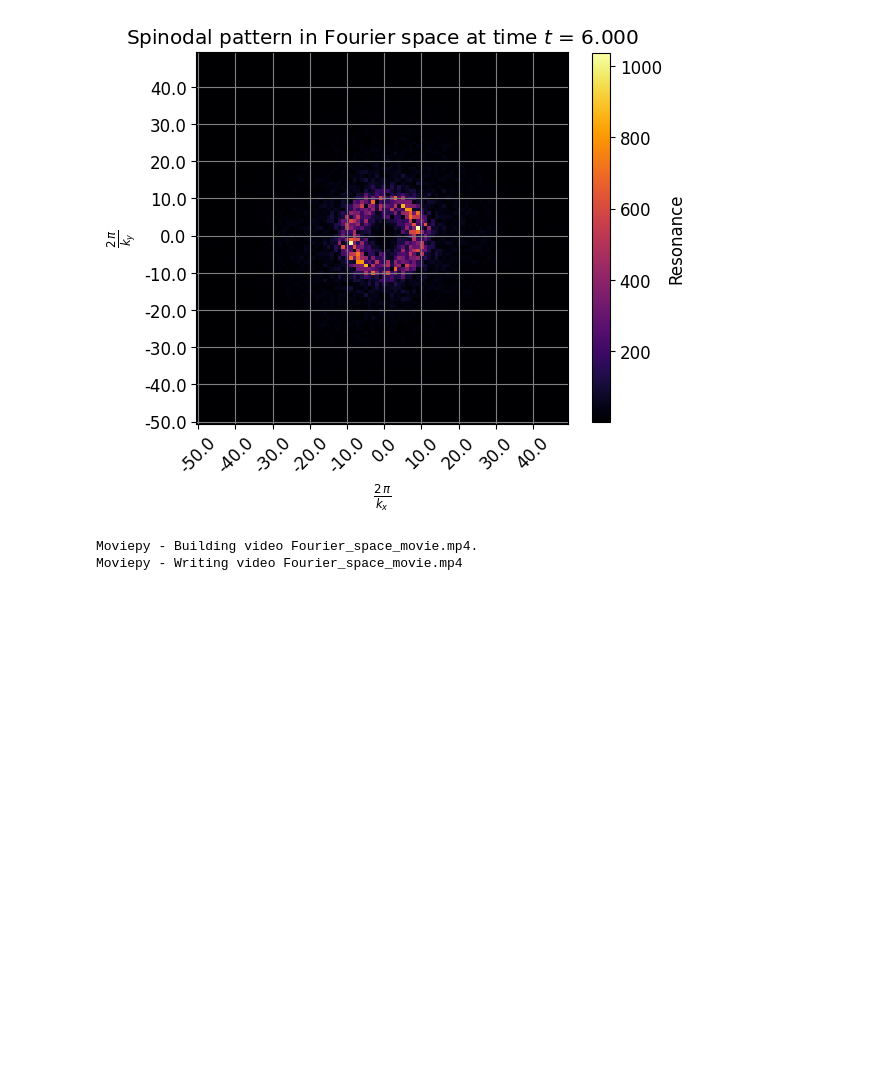
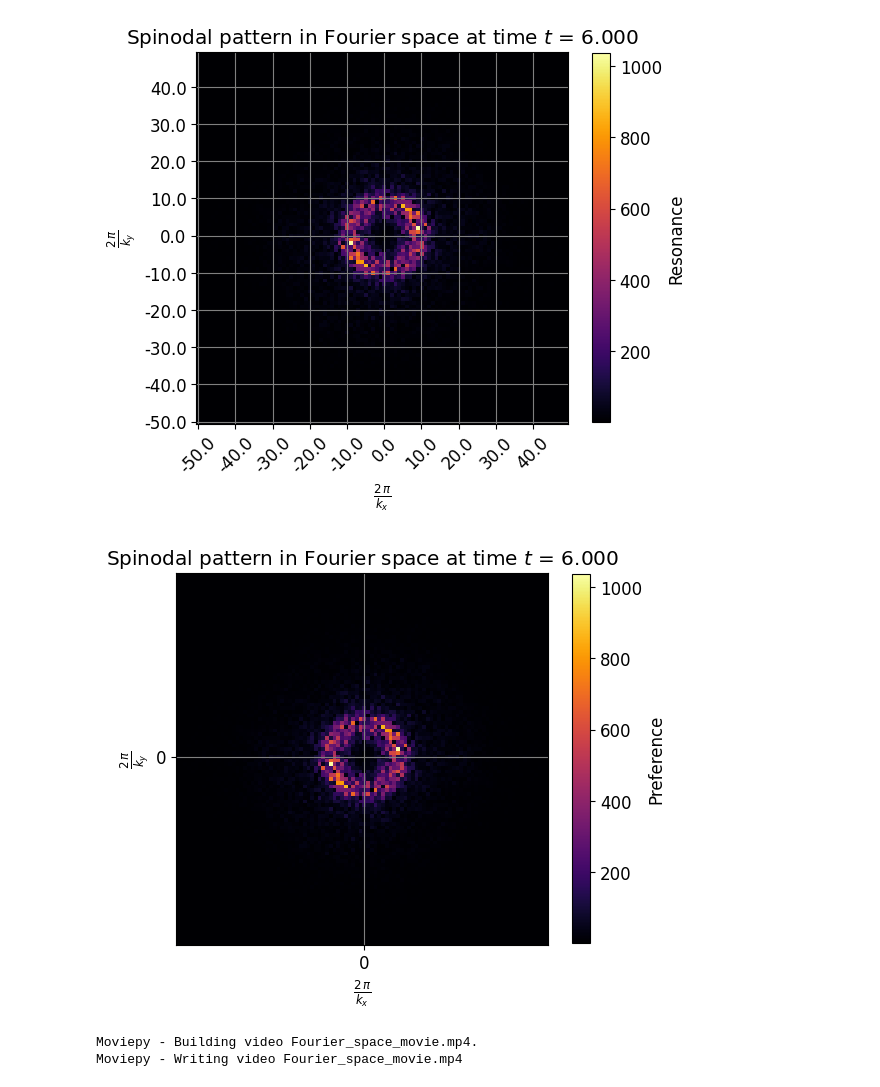
Before and after one commit to leandrorizk/spinodal_decomp, a Jupyter notebook: spinodal_decomposition.ipynb, the cells around one changed output. Saved outputs shown, nothing was run; the diff lists cells and outputs as text; code cells hidden in the pictures; blank space fills up the shorter version.

Commit message:
Everything seems okay except Fourier space plot, hahaha

```diff
--- a/spinodal_decomposition.ipynb
+++ b/spinodal_decomposition.ipynb
@@ -334,6 +334,27 @@ plt.grid(color='gray')
 plt.show()
 # %% [output]
 [figure]
+# %%
+t_index = 1000
+
+plt.figure(figsize=(6, 6))
+plt.rc('font', size=12)
+
+plt.imshow(np.abs(ft[t_index]), cmap='inferno', origin='lower', aspect='equal')
+plt.title(r'Spinodal pattern in Fourier space at time $t$ = %.3f' % time_array[t_index])
+plt.colorbar(label='Preference', shrink=0.8)
+
+plt.xlabel(r'$k_x$')
+plt.xticks(ticks=[N/2], labels=[0])
+
+plt.ylabel(r'$\k_y}$')
+plt.yticks(ticks=[N/2], labels=[0])
+
+plt.grid(color='gray')
+
+plt.show()
+# %% [output]
+[figure, added]
 # %%
 skip = 15
 
```
